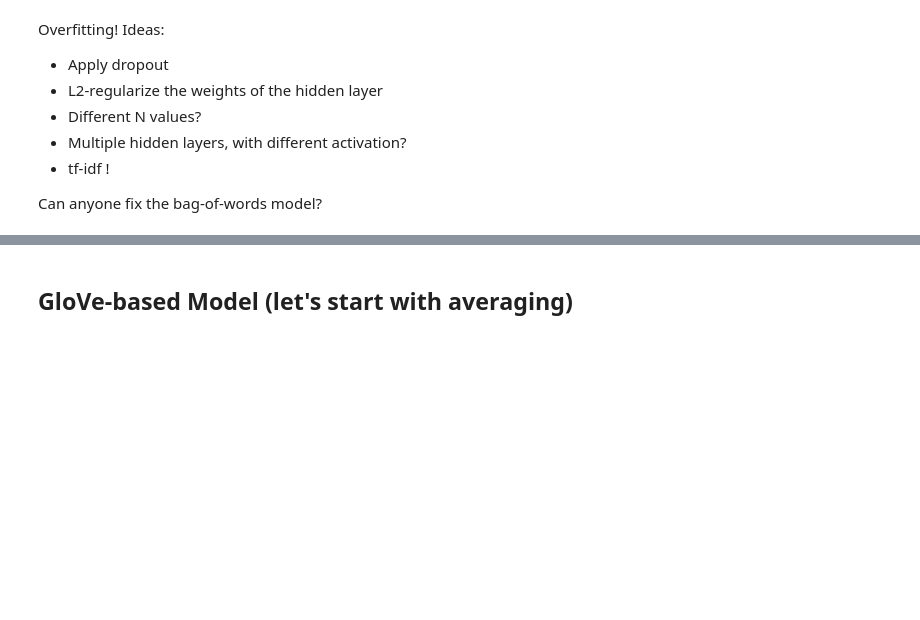
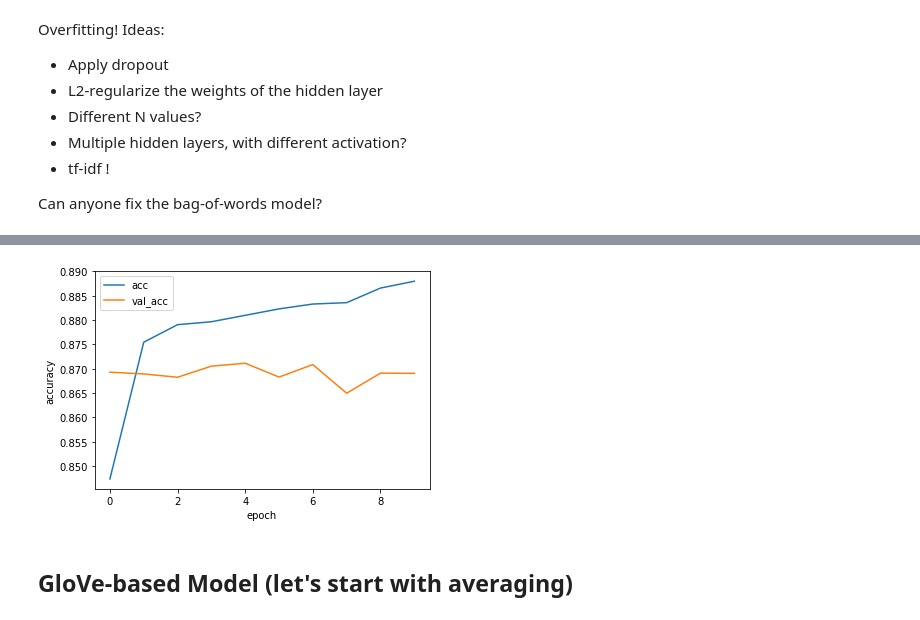
Before and after one commit to ZhukovGreen/mlprague-2019, a Jupyter notebook: MLPrague19_IMDB_Sentiment.ipynb, the cells around one changed output, grey strips where cells are left out. Drawn from its saved outputs; the diff is of its cells as text; code cells hidden in the pictures; blank space fills up the shorter version.

```diff
--- a/MLPrague19_IMDB_Sentiment.ipynb
+++ b/MLPrague19_IMDB_Sentiment.ipynb
@@ -281,3 +295,7 @@ Accuracy (epoch 7): 0.8830 train, 0.8708 val
+# %%
+plot_train_history(history)
+# %% [output]
+[figure, added]
 # %% [markdown]
 ## GloVe-based Model (let's start with averaging)
 # %% [markdown]
```
Also changed, not shown: parts of 13 cells of this notebook, 2 other files.
